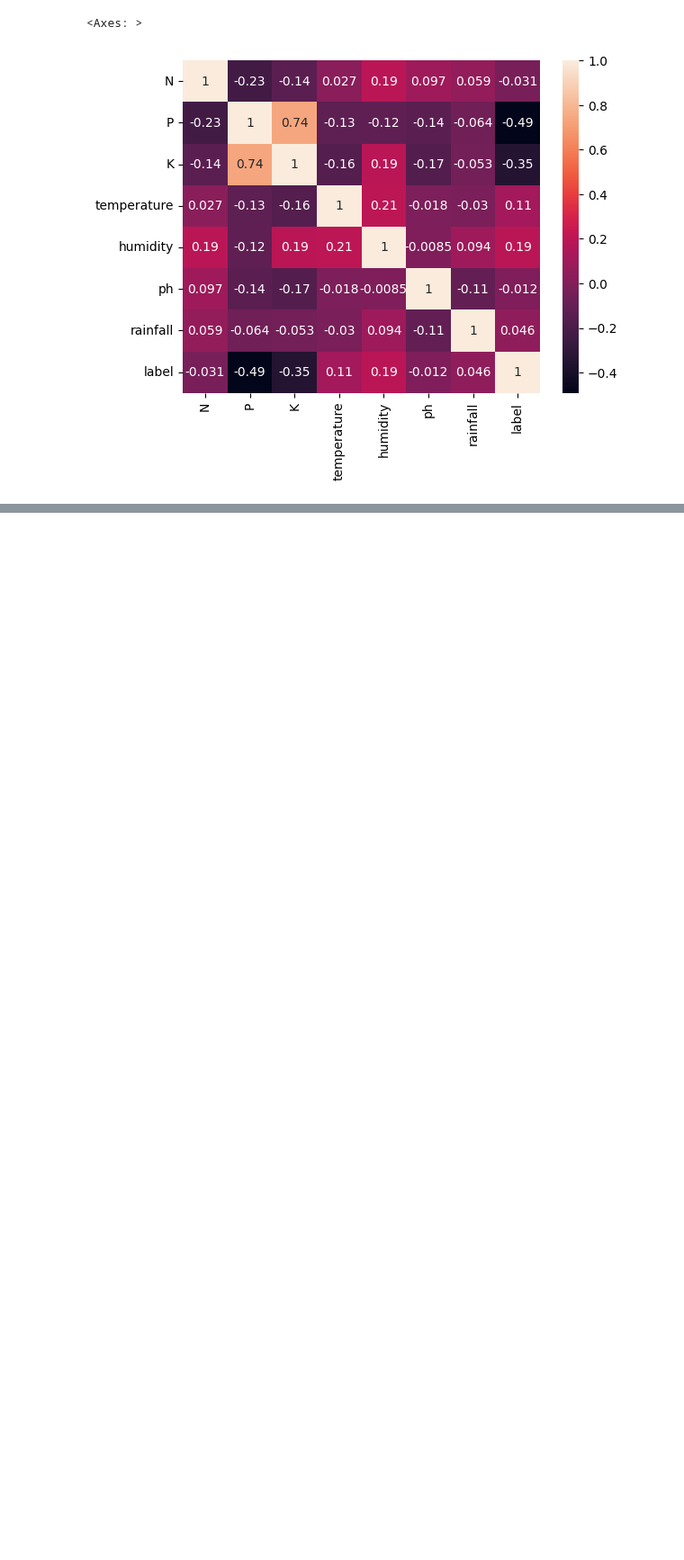
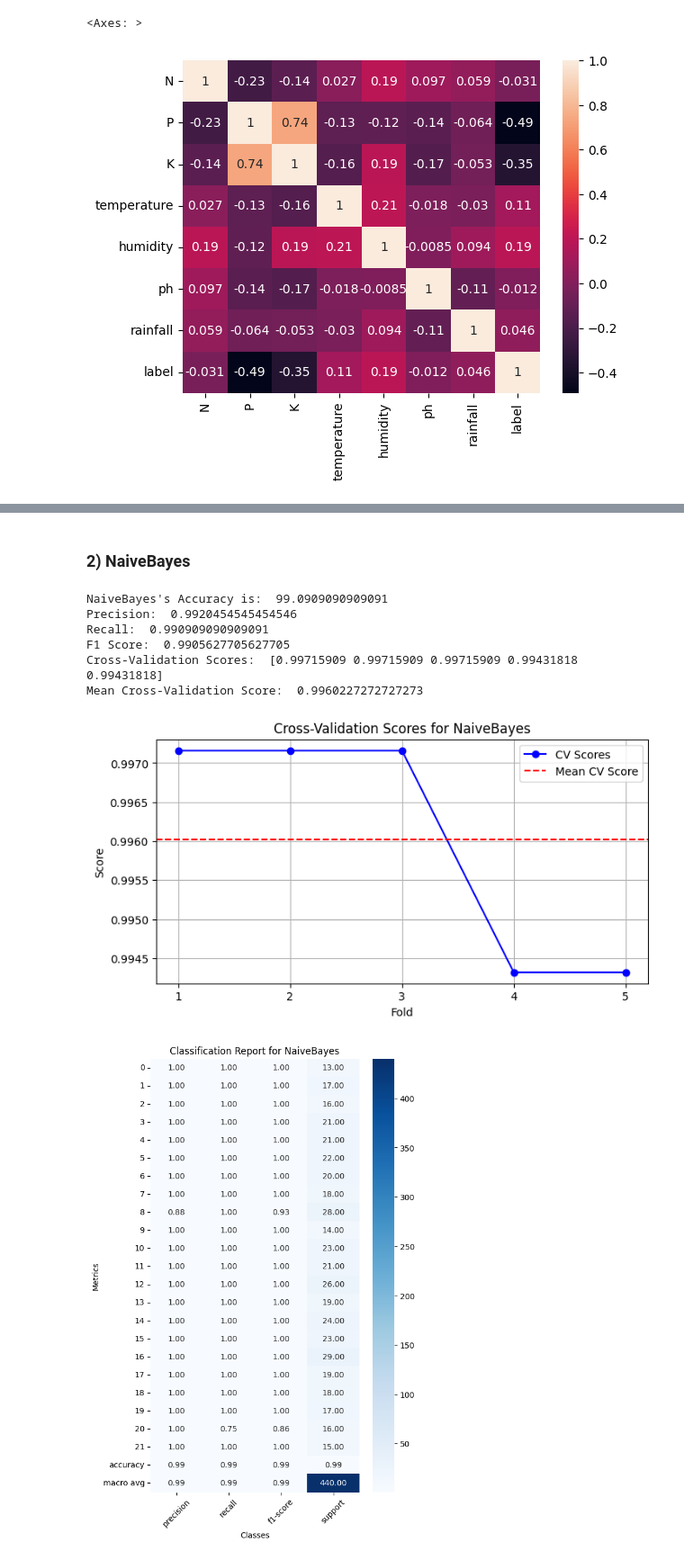
Before and after one commit to jaisharma687/Crop-Recommendation-System, a Jupyter notebook: notebook/model_prep.ipynb, the cells around one changed output, grey strips where cells are left out. Shown at 90% size. Saved outputs shown, nothing was run; the diff lists cells and outputs as text; code cells hidden in the pictures; blank space fills up the shorter version.

```diff
--- a/notebook/model_prep.ipynb
+++ b/notebook/model_prep.ipynb
@@ -859,0 +206,46 @@ SVM --> 10.681818181818182
+# %% [markdown]
+### 2)  NaiveBayes
+# %%
+def NaiveBayesAlgo(model_name='NaiveBayes'):
+    NaiveBayes = GaussianNB()
+    NaiveBayes.fit(Xtrain,Ytrain)
+    predicted_values = NaiveBayes.predict(Xtest)
+
+    acc = metrics.accuracy_score(Ytest, predicted_values)
+    precision = precision_score(Ytest, predicted_values, average='weighted')
+    recall = recall_score(Ytest, predicted_values, average='weighted')
+    f1 = f1_score(Ytest, predicted_values, average='weighted')
+    cv_scores = cross_val_score(NaiveBayes, Xtrain, Ytrain, cv=5)
+
+    acc_list.append(acc * 100)
+    precision_list.append(precision)
+    recall_list.append(recall)
+    f1_list.append(f1)
+    model_list.append(model_name)
+    cross_val_score_list.append(cv_scores.mean())
+
+    print(f"{model_name}'s Accuracy is: ", acc * 100)
+    print("Precision: ", precision)
+    print("Recall: ", recall)
+    print("F1 Score: ", f1)
+    print("Cross-Validation Scores: ", cv_scores)
+    print("Mean Cross-Validation Score: ", cv_scores.mean())
+
+    plot_cv_scores(cv_scores,model_name)
+    report = classification_report(Ytest, predicted_values, output_dict=True)
+    plot_classification_report(report, model_name)
+
+    pkl_filename = model_name + '.pkl'
+    with open(pkl_filename, 'wb') as Model_pkl:
+        pickle.dump(NaiveBayes, Model_pkl)
+# %%
+NaiveBayesAlgo()
+# %% [output]
+NaiveBayes's Accuracy is:  99.0909090909091
+Precision:  0.9920454545454546
+Recall:  0.990909090909091
+F1 Score:  0.9905627705627705
+Cross-Validation Scores:  [0.99715909 0.99715909 0.99715909 0.99431818 0.99431818]
+Mean Cross-Validation Score:  0.9960227272727273
+[figure, added]
+[figure, added]
```
Also changed, not shown: parts of 119 cells of this notebook, 46 other files.
